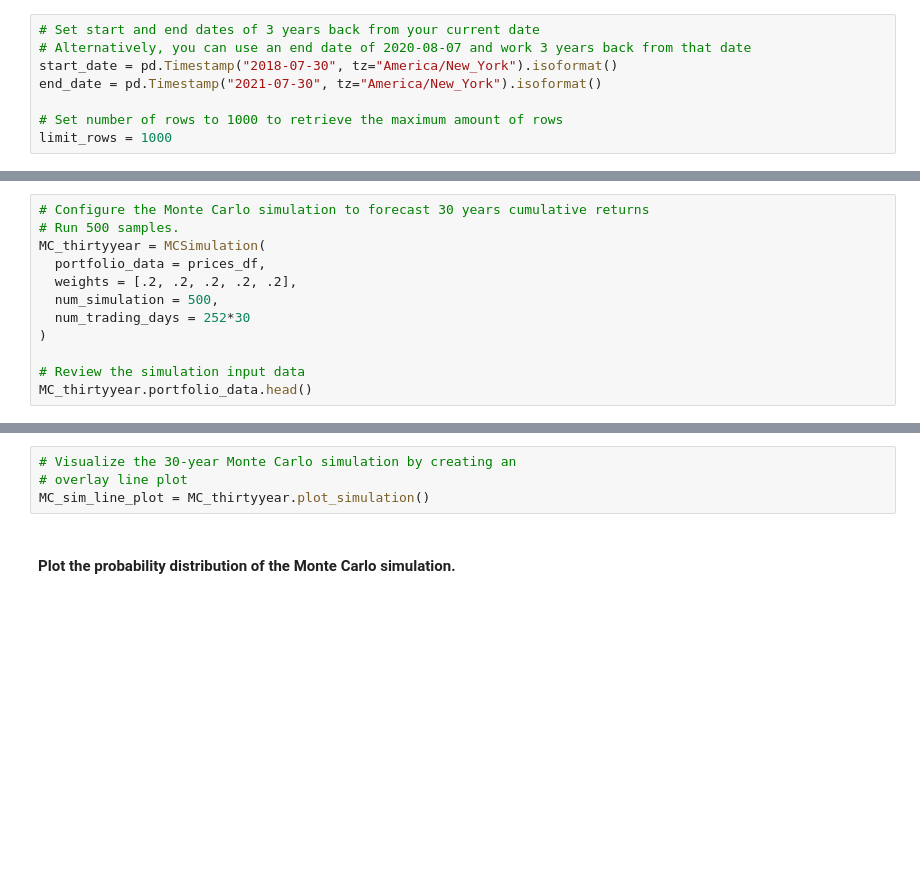
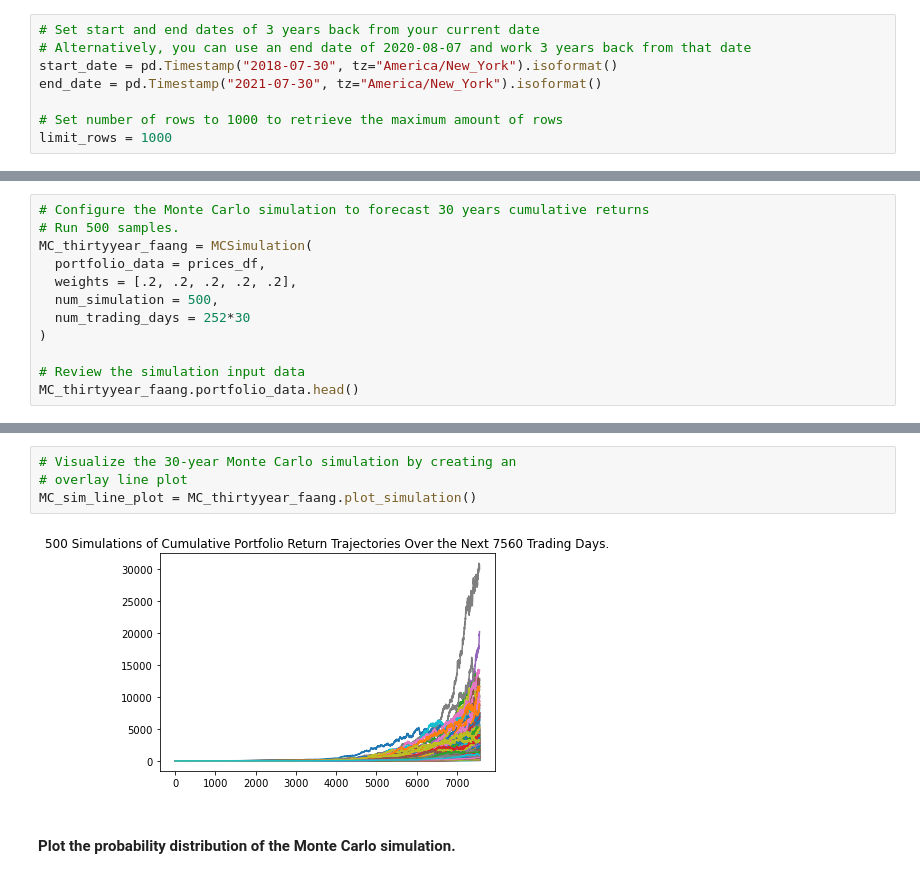
Before and after one commit to RJGiannini/Golden-Years, a Jupyter notebook: simulations.ipynb, the cells around one changed output, grey strips where cells are left out. Saved outputs shown, nothing was run; the diff lists cells and outputs as text; blank space fills up the shorter version.

```diff
--- a/simulations.ipynb
+++ b/simulations.ipynb
@@ -460,7 +489,7 @@ display(prices_df.tail())
 # %%
 # Configure the Monte Carlo simulation to forecast 30 years cumulative returns
 # Run 500 samples.
-MC_thirtyyear = MCSimulation(
+MC_thirtyyear_faang = MCSimulation(
   portfolio_data = prices_df,
   weights = [.2, .2, .2, .2, .2],
   num_simulation = 500,
@@ -468,4 +497,4 @@ MC_thirtyyear = MCSimulation(
 )
 
 # Review the simulation input data
-MC_thirtyyear.portfolio_data.head()
+MC_thirtyyear_faang.portfolio_data.head()
@@ -475,7 +545,9 @@ MC_thirtyyear.calc_cumulative_return()
 # %%
 # Visualize the 30-year Monte Carlo simulation by creating an
 # overlay line plot
-MC_sim_line_plot = MC_thirtyyear.plot_simulation()
+MC_sim_line_plot = MC_thirtyyear_faang.plot_simulation()
+# %% [output]
+[figure, added]
 # %% [markdown]
 #### Plot the probability distribution of the Monte Carlo simulation.
 # %%
```
Also changed, not shown: parts of 45 cells of this notebook, 1 other file.
